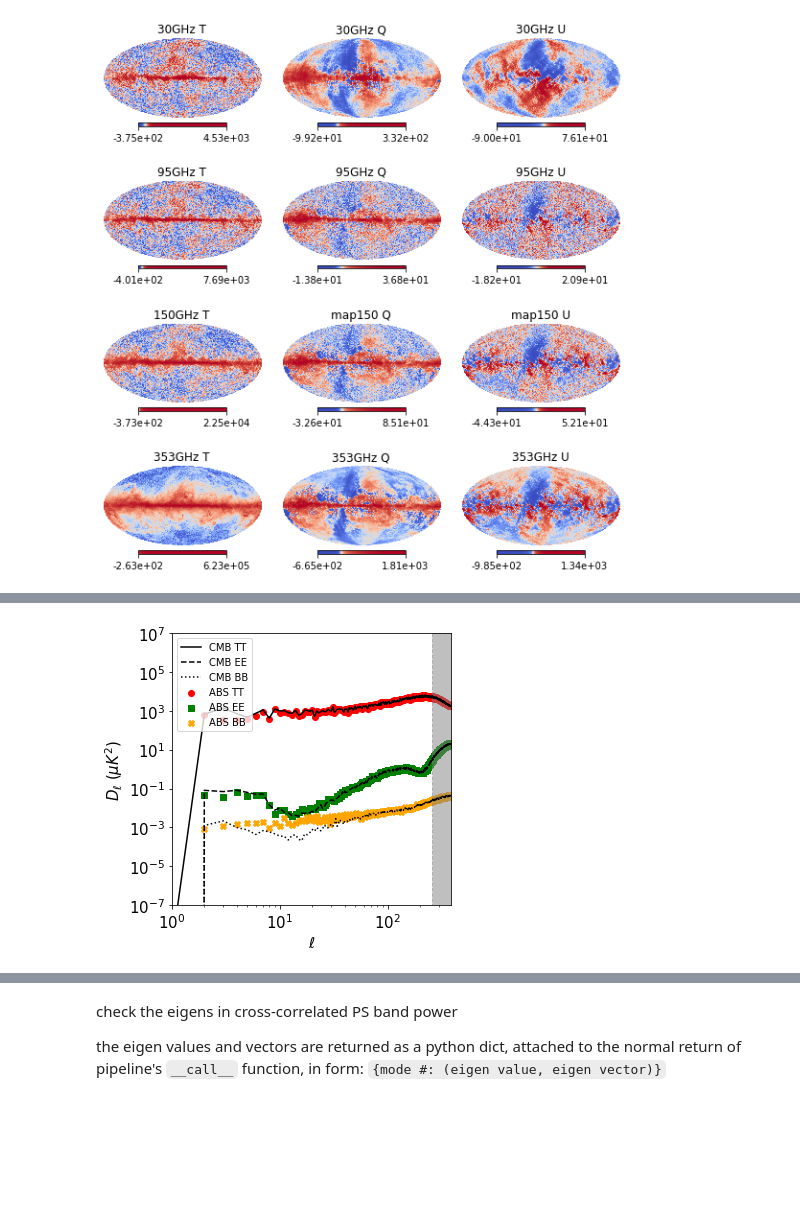
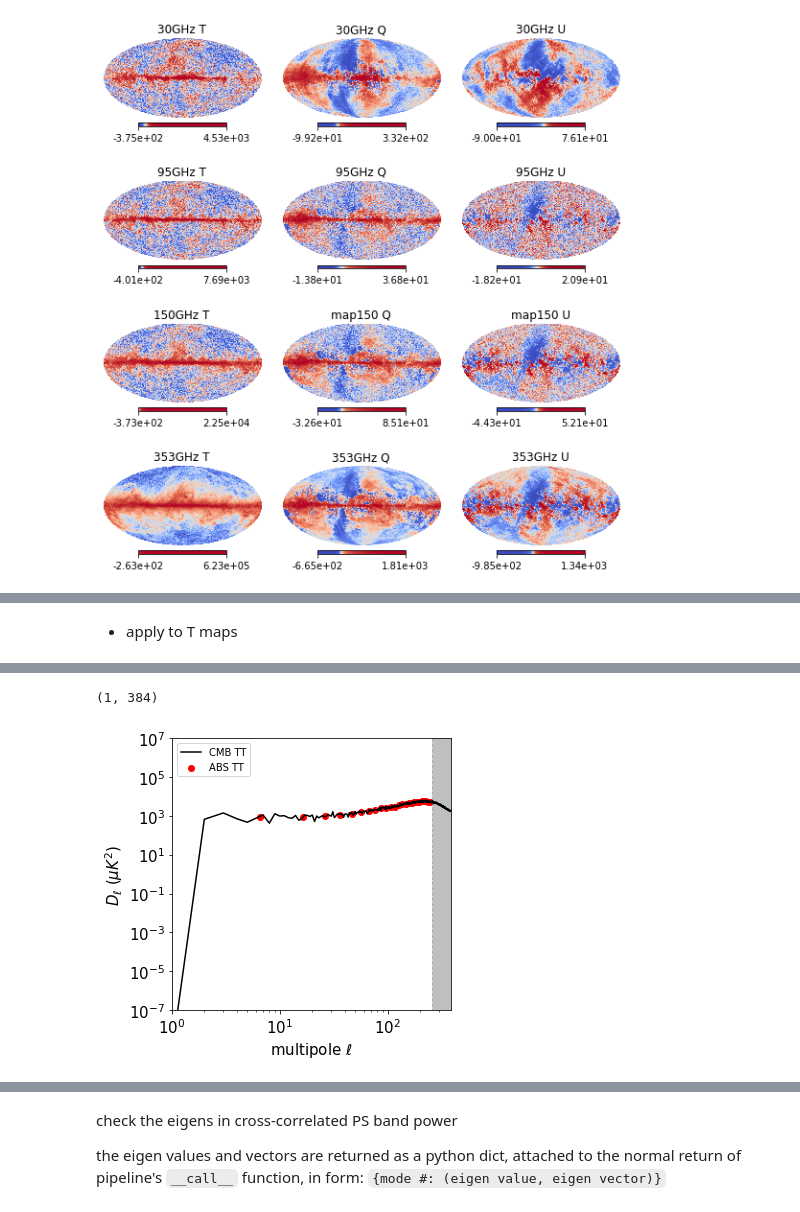
Before and after one commit to gioacchinowang/afra, a Jupyter notebook: tutorials/tutorial01.ipynb, the cells around one changed output, grey strips where cells are left out. Saved outputs shown, nothing was run; the diff lists cells and outputs as text; code cells hidden in the pictures; blank space fills up the shorter version.

Commit message:
update abs pipeline

```diff
--- a/tutorials/tutorial01.ipynb
+++ b/tutorials/tutorial01.ipynb
@@ -211,30 +139,26 @@ the `__call__` or `run()` function returns:
+# %% [markdown]
+- apply to T maps
 # %%
-separator = ap.abssep(tt_total,shift=None,threshold=None)
-rslt_tt = separator()
+%%time
 
-separator = ap.abssep(ee_total,shift=None,threshold=None)
-rslt_ee = separator()
+fullmap = np.zeros((4,1,12*NSIDE**2))
+fullmap[0,0] = map30[0]
+fullmap[1,0] = map95[0]
+fullmap[2,0] = map150[0]
+fullmap[3,0] = map353[0]
 
-separator = ap.abssep(bb_total,shift=None,threshold=None)
-rslt_bb = separator()
+pipeline = ap.abspipe(fullmap,nfreq=4,nmap=1,nside=NSIDE,fwhms=[1.e-4]*4)
+rslt_tt = pipeline(aposcale=6.,psbin=10,shift=None,threshold=None,verbose=True)
 
 fig,ax = matplotlib.pyplot.subplots(figsize=(5,5))
 
-ax.scatter(modes,rslt_tt,
+ax.scatter(rslt_tt[0],rslt_tt[1],
            color='red',marker='o',label=r'ABS TT')
-ax.scatter(modes,rslt_ee,
-           color='green',marker='s',label=r'ABS EE')
-ax.scatter(modes,rslt_bb,
-           color='orange',marker='X',label=r'ABS BB')
 
 cmb_cl = hp.anafast(mapcmb)
 ell = np.arange(cmb_cl.shape[1])
 ax.plot((0.5/np.pi)*ell*(ell+1)*cmb_cl[0],
         color='black',linestyle='-',label=r'CMB TT')
-ax.plot((0.5/np.pi)*ell*(ell+1)*cmb_cl[1],
-        color='black',linestyle='--',label=r'CMB EE')
-ax.plot((0.5/np.pi)*ell*(ell+1)*cmb_cl[2],
-        color='black',linestyle=':',label=r'CMB BB')
 
 ax.fill_between((2*NSIDE,3*NSIDE),(1e-7,1e-7),(1e7,1e7),
                 color='gray',linestyle='--',alpha=0.5)
@@ -242,7 +166,7 @@ ax.fill_between((2*NSIDE,3*NSIDE),(1e-7,1e-7),(1e7,1e7),
 ax.set_yscale('log')
 ax.set_xscale('log')
 ax.legend(loc=2)
-ax.set_xlabel(r'$\ell$',fontsize=15)
+ax.set_xlabel(r'multipole $\ell$',fontsize=15)
 ax.set_ylabel(r'$D_\ell$ ($\mu K^2$)',fontsize=15)
 ax.tick_params(axis='both', labelsize=15)
 ax.set_ylim((1.e-7,1.e7))
@@ -252 +177,2 @@ ax.set_xlim((1,3*NSIDE))
+(1, 384)
-[figure, old version]
+[figure, new version]
```
Also changed, not shown: parts of 14 cells of this notebook, 10 other files.
